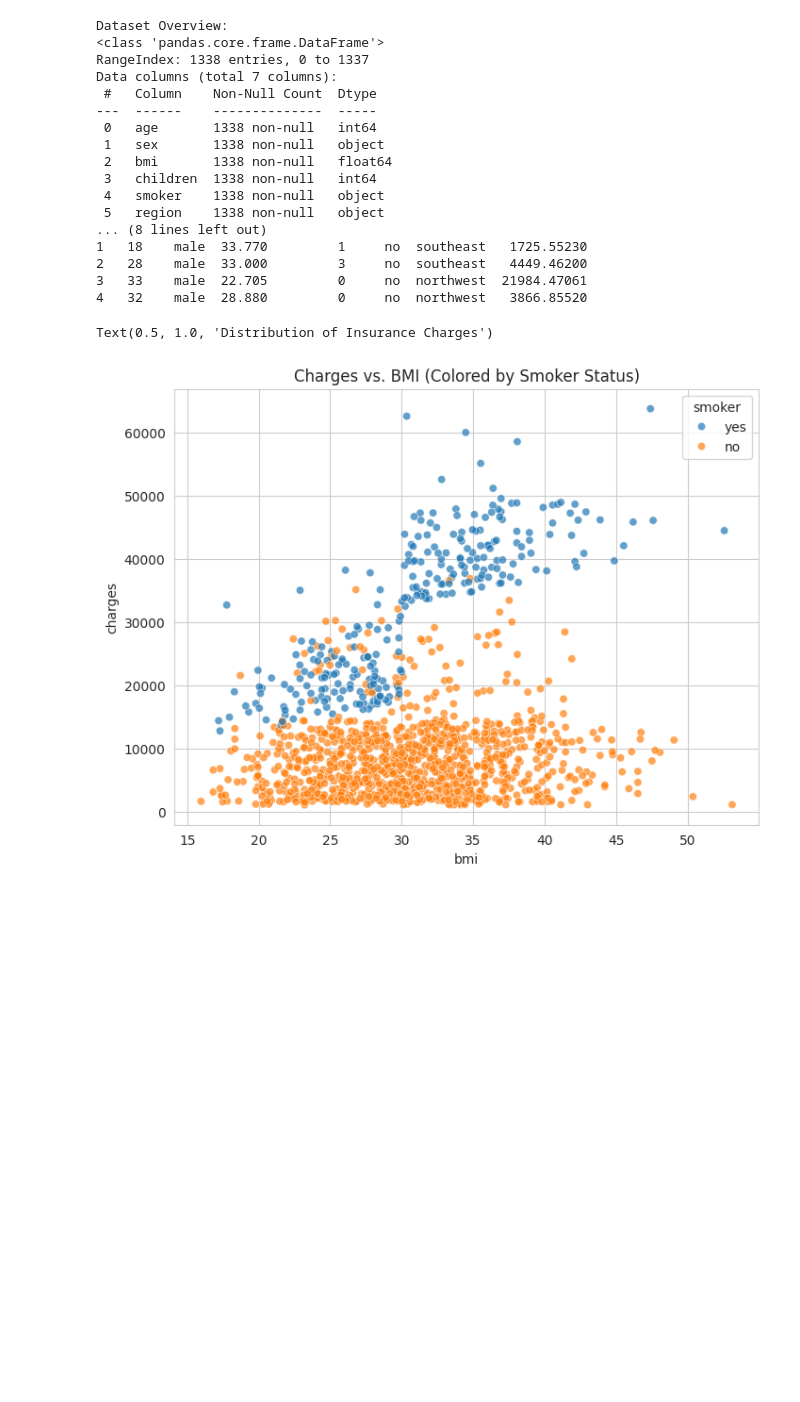
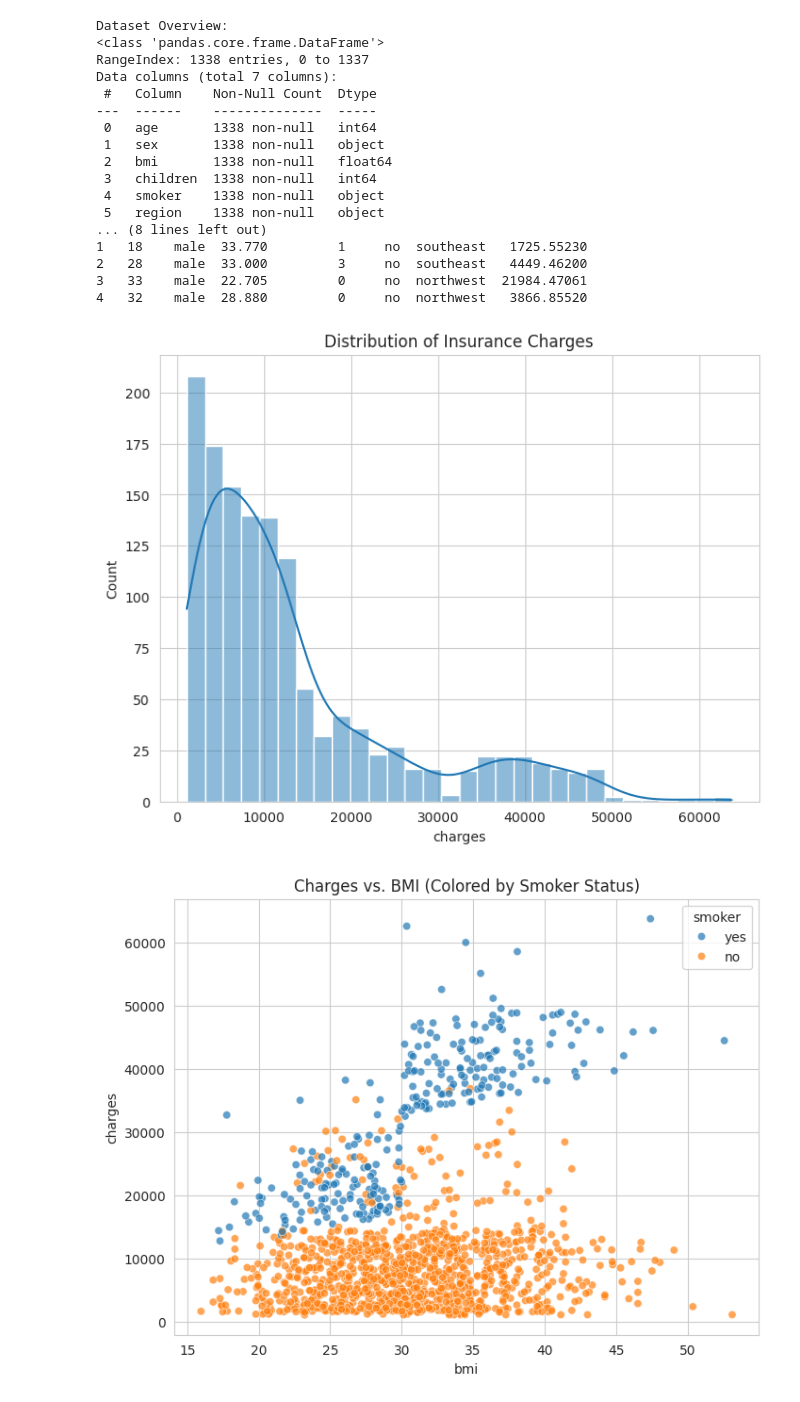
Before and after one commit to Aicoaching2025/Medical-Insurance-Costs, a Jupyter notebook: Copy_of_US_Insurance_Costs.ipynb, the cells around one changed output. Drawn from its saved outputs; the diff is of its cells as text; code cells hidden in the pictures; blank space fills up the shorter version.

```diff
--- a/Copy_of_US_Insurance_Costs.ipynb
+++ b/Copy_of_US_Insurance_Costs.ipynb
@@ -242,10 +224,14 @@ Data columns (total 7 columns):
 sns.set_style("whitegrid")
 # %%
 # 1. Distribution of Insurance Charges
-sns.histplot(data["charges"], bins=30, kde=True, ax=axes[0, 0])
-axes[0, 0].set_title("Distribution of Insurance Charges")
+# Create a figure and axes object for the plot.
+fig, axes = plt.subplots(1, 1, figsize=(8, 6))  # Create a single subplot
+
+sns.histplot(data["charges"], bins=30, kde=True, ax=axes)  # Use 'axes' instead of 'axes[0, 0]'
+axes.set_title("Distribution of Insurance Charges")  # Use 'axes' instead of 'axes[0, 0]'
+plt.show()  # Display the plot
 # %% [output]
-Text(0.5, 1.0, 'Distribution of Insurance Charges')
+[figure, added]
 # %%
 # 2. Charges vs. BMI (Scatter Plot)
 plt.figure(figsize=(8, 6))
```
Also changed, not shown: parts of 1 cell of this notebook.
